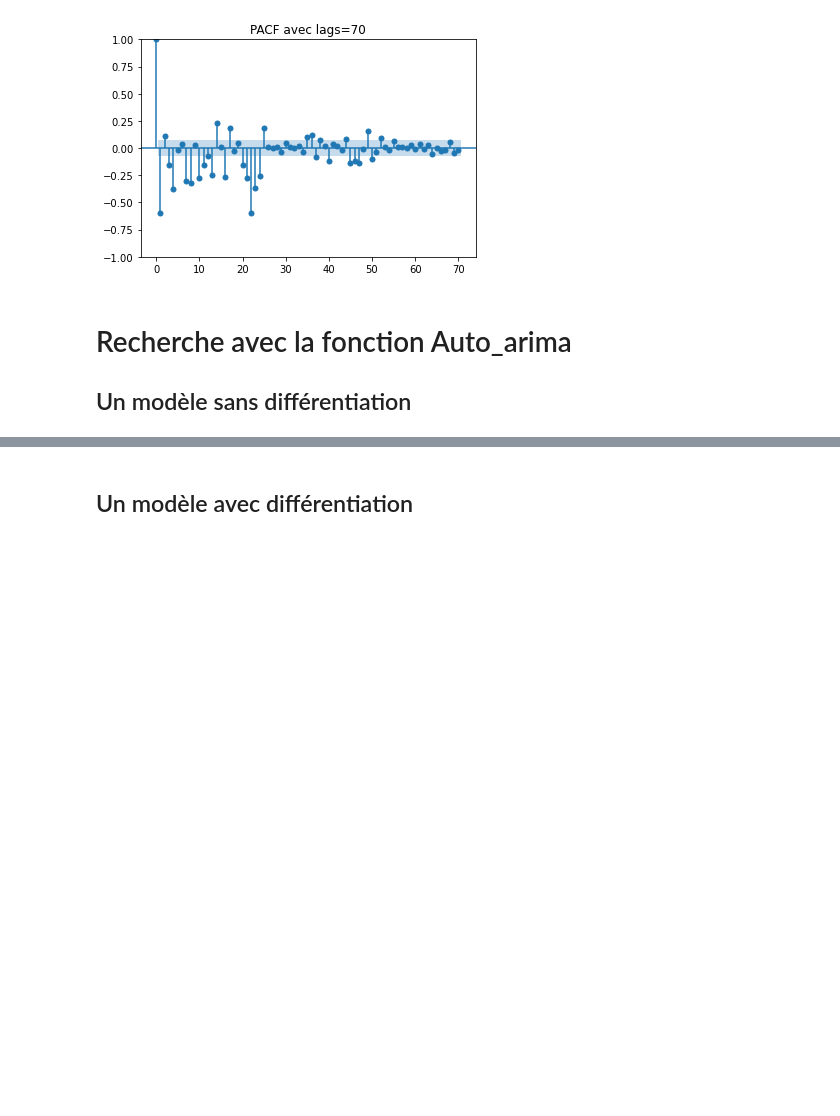
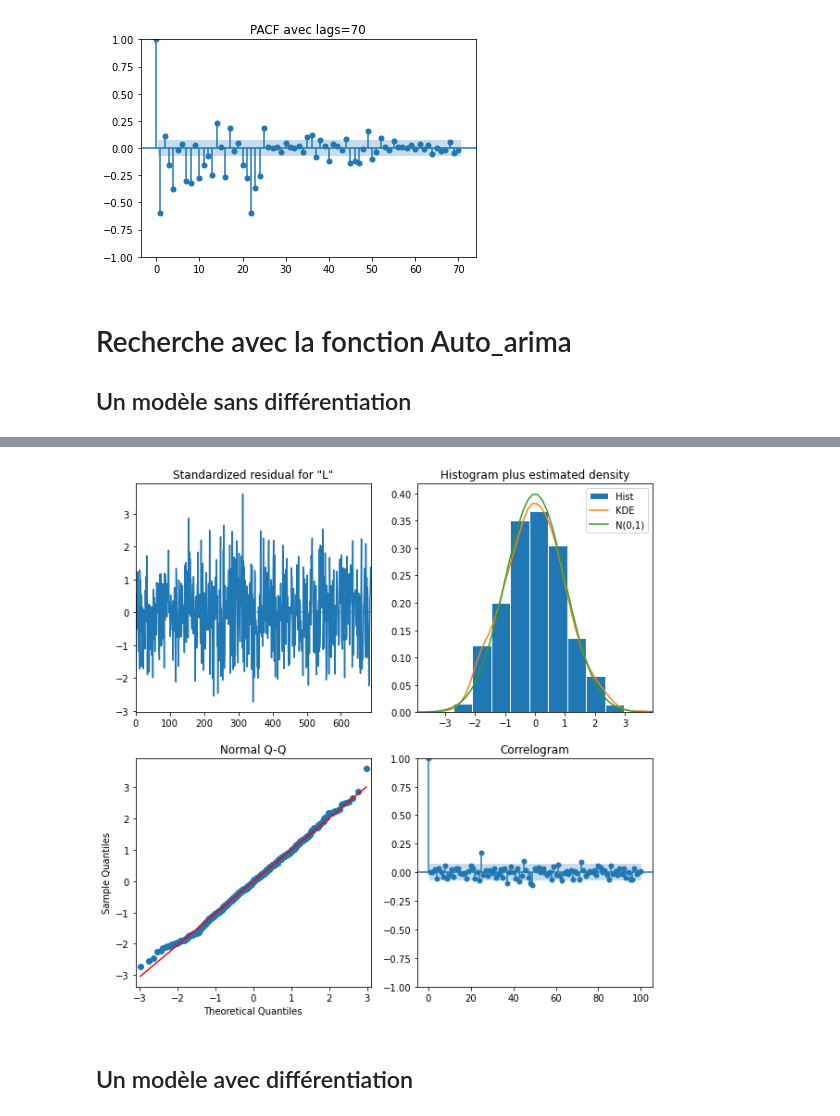
Before and after one commit to Ivanbtz9/Master2_datascience, a Jupyter notebook: Série chronologiques_Proïa/Projet_electricité/first_job.ipynb, the cells around one changed output, grey strips where cells are left out. Drawn from its saved outputs; the diff is of its cells as text; code cells hidden in the pictures; blank space fills up the shorter version.

```diff
--- a/Série chronologiques_Proïa/Projet_electricité/first_job.ipynb
+++ b/Série chronologiques_Proïa/Projet_electricité/first_job.ipynb
@@ -233,0 +308,4 @@ Warnings:
+# %%
+Mod3 = SARIMAX(EDF.LOGCONSO, order=(7, 0, 0), seasonal_order=(2, 0, 2, 24), enforce_stationarity=False, enforce_invertibility=False)
+Mod3 = Mod3.fit()
+print(Mod3.summary())
@@ -234,3 +348,7 @@ Warnings:
+# %%
+plot3 = Mod3.plot_diagnostics(figsize=(10,10),lags=100)
+# %% [output]
+[figure, added]
 # %% [markdown]
 ## Un modèle avec différentiation
 # %%
```
Also changed, not shown: parts of 46 cells of this notebook.
